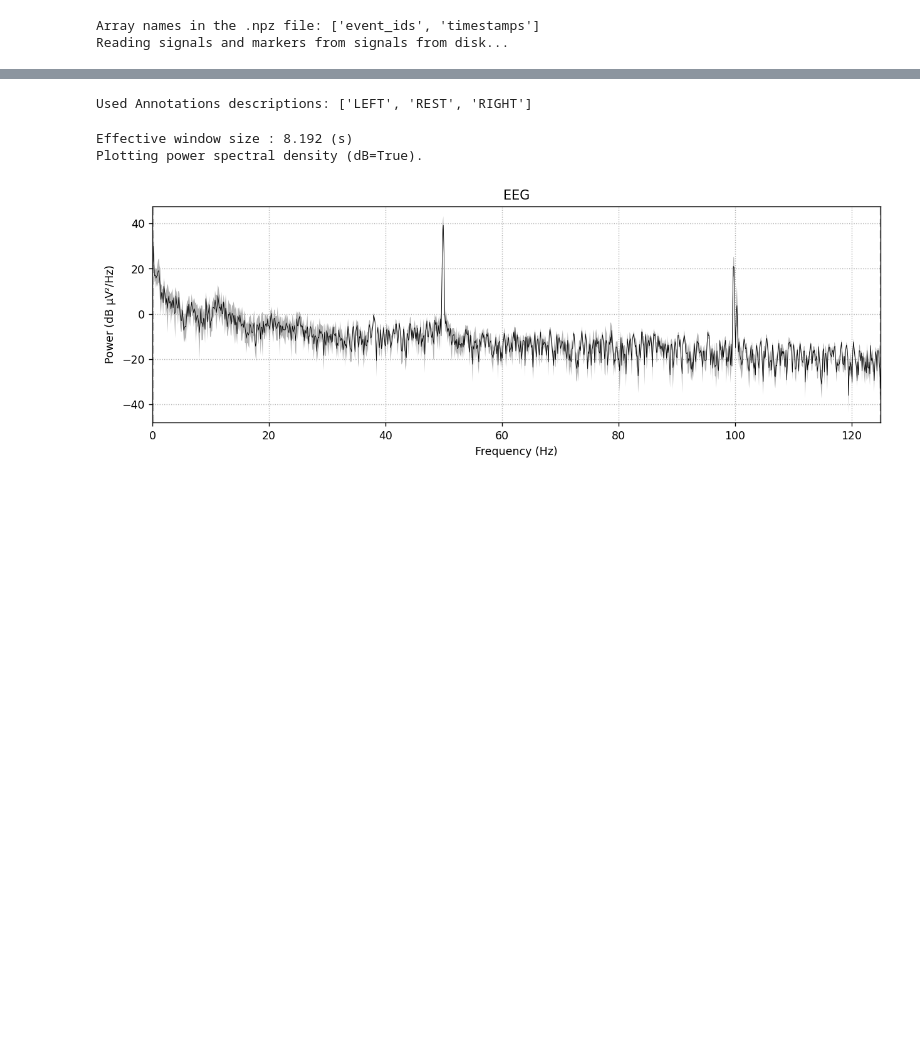
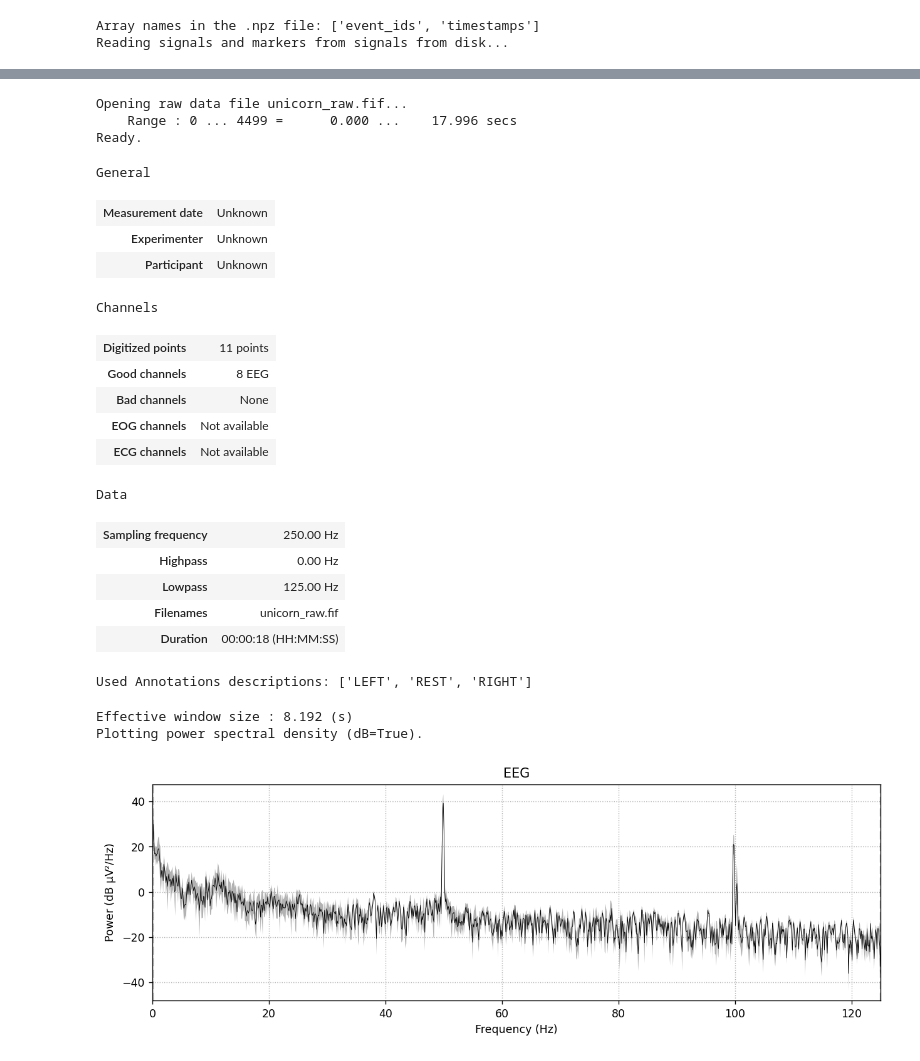
Before and after one commit to cosmicdonut1/NEvol-project, a Jupyter notebook: epoching_logic.ipynb, the cells around one changed output, grey strips where cells are left out. Saved outputs shown, nothing was run; the diff lists cells and outputs as text; code cells hidden in the pictures; blank space fills up the shorter version.

```diff
--- a/epoching_logic.ipynb
+++ b/epoching_logic.ipynb
@@ -230,3 +219,25 @@ Data
+# %%
+mne.io.read_raw_fif('unicorn_raw.fif')
+# %% [output]
+Opening raw data file unicorn_raw.fif...
+    Range : 0 ... 4499 =      0.000 ...    17.996 secs
+Ready.
+General
+| Measurement date | Unknown |
+| Experimenter | Unknown |
+| Participant | Unknown |
+Channels
+| Digitized points | 11 points |
+| Good channels | 8 EEG |
+| Bad channels | None |
+| EOG channels | Not available |
+| ECG channels | Not available |
+Data
+| Sampling frequency | 250.00 Hz |
+| Highpass | 0.00 Hz |
+| Lowpass | 125.00 Hz |
+| Filenames | unicorn_raw.fif |
+| Duration | 00:00:18 (HH:MM:SS) |
 # %%
 raw_events, raw_events_mapping = mne.events_from_annotations(raw)
 # %% [output]
```
Also changed, not shown: parts of 13 cells of this notebook, 24 other files.
